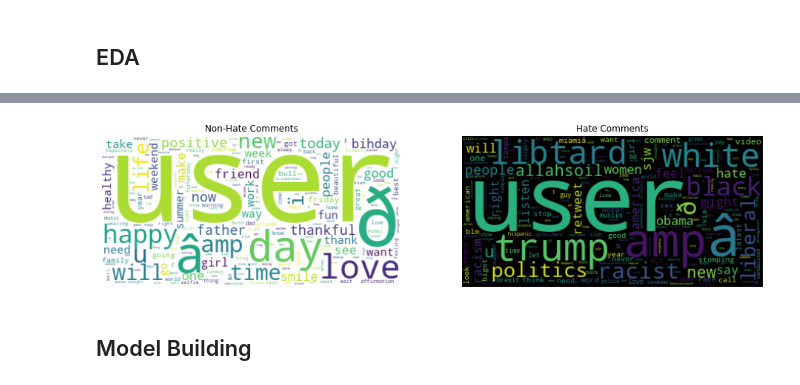
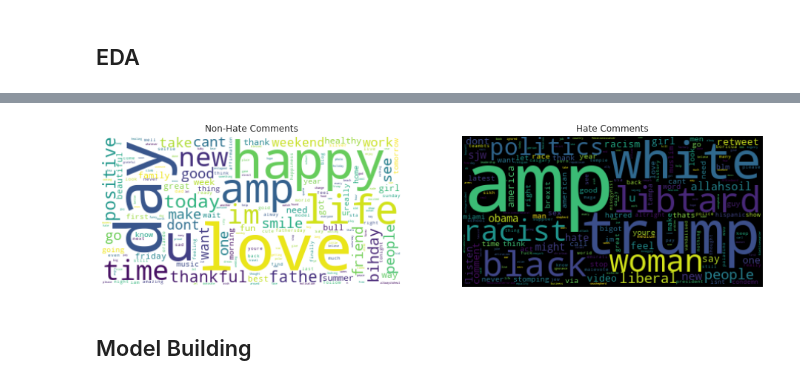
Before and after one commit to hitenchadha1910/DG_week13, a Jupyter notebook: tweet_sentiment_week13_hiten.ipynb, the cells around one changed output, grey strips where cells are left out. Cells and saved outputs as stored; diff of their text form; code cells hidden in the pictures.

```diff
--- a/tweet_sentiment_week13_hiten.ipynb
+++ b/tweet_sentiment_week13_hiten.ipynb
@@ -128,8 +197,8 @@ import matplotlib.pyplot as plt
 from wordcloud import WordCloud
 
 fig, axs = plt.subplots(1,2 , figsize=(16,8))
-text_pos = " ".join(training_data['tweet'][training_data.label == 0])
-text_neg = " ".join(training_data['tweet'][training_data.label == 1])
+text_pos = " ".join(training_data['clean_tweet'][training_data.label == 0])
+text_neg = " ".join(training_data['clean_tweet'][training_data.label == 1])
 train_cloud_pos = WordCloud(collocations = False, background_color = 'white').generate(text_pos)
 train_cloud_neg = WordCloud(collocations = False, background_color = 'black').generate(text_neg)
 axs[0].imshow(train_cloud_pos, interpolation='bilinear')
@@ -153,3 +223,3 @@ Requirement already satisfied: six in c:\users\chadh\anaconda3\lib\site-packages
-[figure, old version]
+[figure, new version]
 # %% [markdown]
 ## Model Building
```
Also changed, not shown: parts of 53 cells of this notebook, 1 other file.
